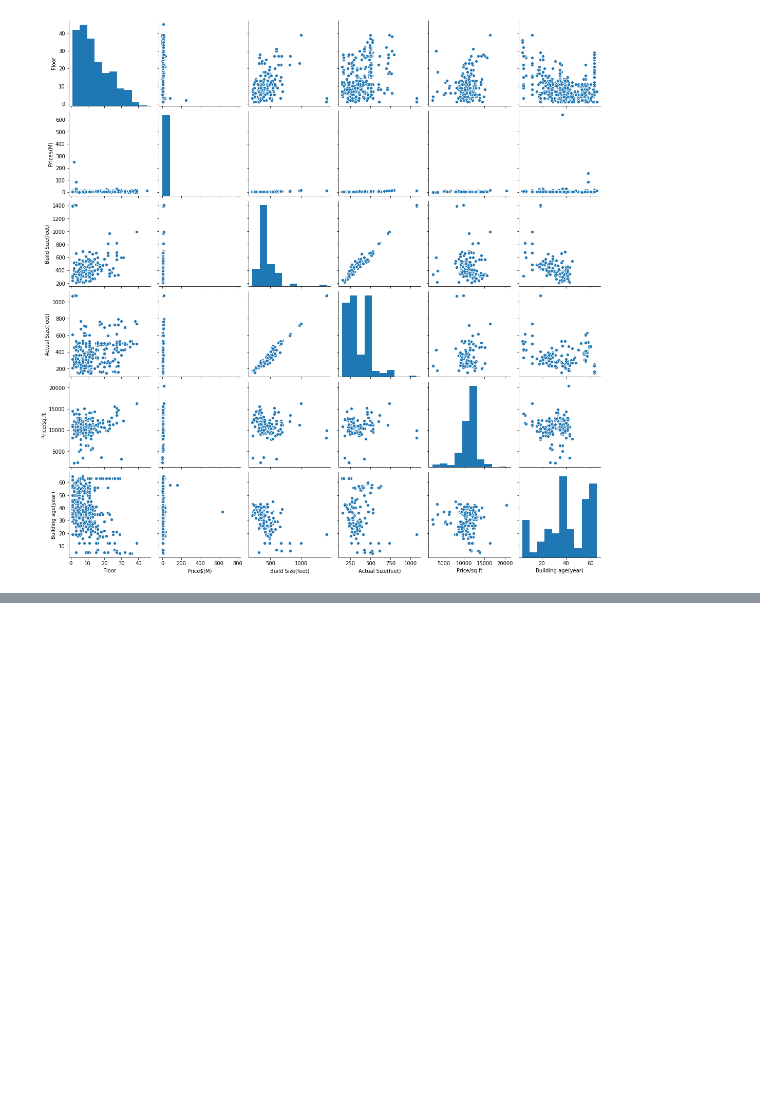
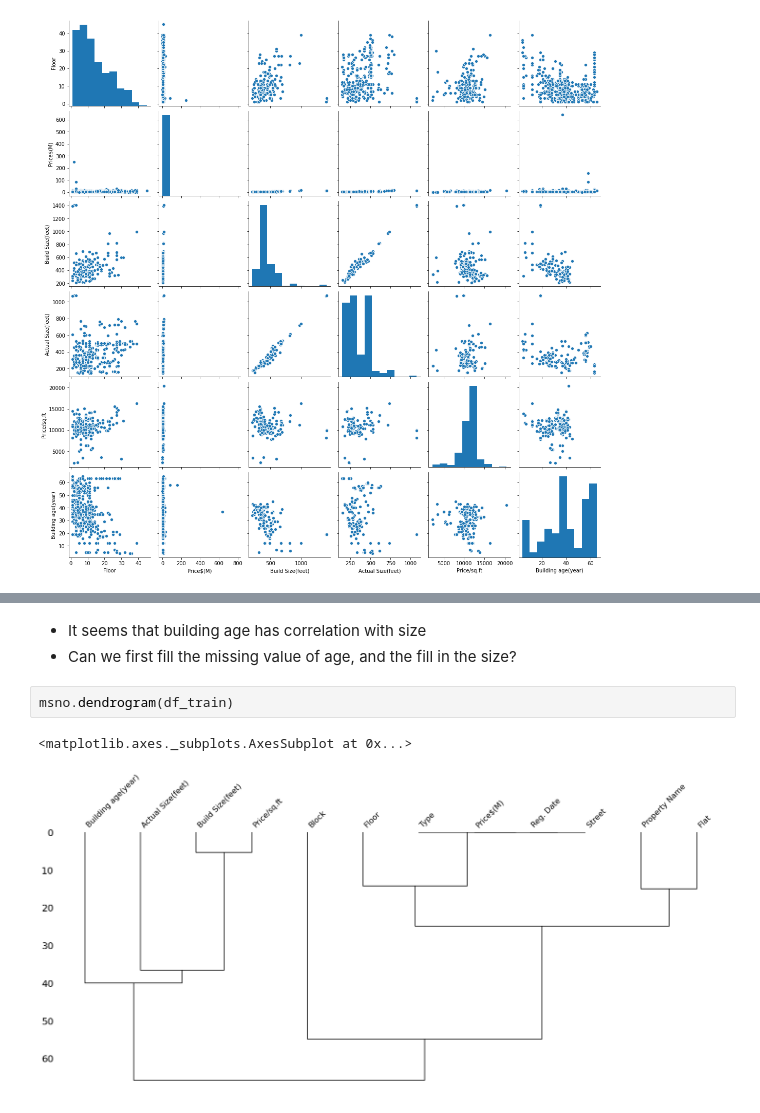
Before and after one commit to kychanbp/property_price_model, a Jupyter notebook: notebooks/EDA.ipynb, the cells around one changed output, grey strips where cells are left out. Drawn from its saved outputs; the diff is of its cells as text; blank space fills up the shorter version.

```diff
--- a/notebooks/EDA.ipynb
+++ b/notebooks/EDA.ipynb
@@ -145,0 +185,8 @@ sns.pairplot(df_train)
+# %% [markdown]
+* It seems that building age has correlation with size
+* Can we first fill the missing value of age, and the fill in the size?
+# %%
+msno.dendrogram(df_train)
+# %% [output]
+<matplotlib.axes._subplots.AxesSubplot at 0x...>
+[figure, added]
```
Also changed, not shown: parts of 7 cells of this notebook, 2 other files.
